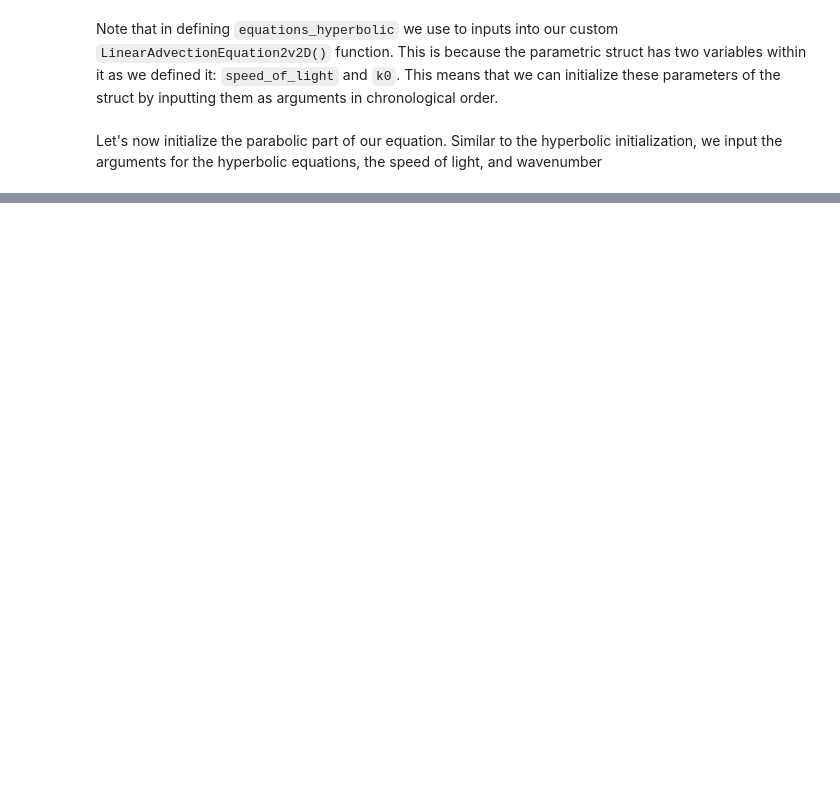
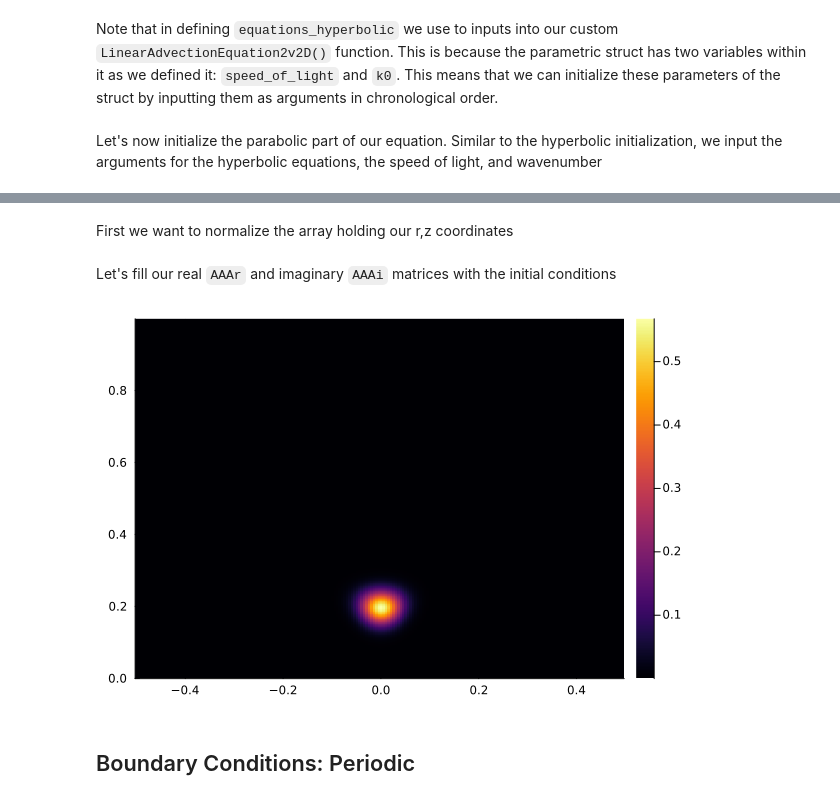
Before and after one commit to erny123/TRIXIExamples, a Jupyter notebook: TRIXI-SVEA-Nonlinear-Kerr.ipynb, the cells around one changed output, grey strips where cells are left out. Cells and saved outputs as stored; diff of their text form; code cells hidden in the pictures; blank space fills up the shorter version.

```diff
--- a/TRIXI-SVEA-Nonlinear-Kerr.ipynb
+++ b/TRIXI-SVEA-Nonlinear-Kerr.ipynb
@@ -629,0 +1046,24 @@ equations_parabolic = ConstantAnisotropicDiffusion2D(equations_hyperbolic, cnorm
+# %% [markdown]
+First we want to normalize the array holding our r,z coordinates
+# %%
+# Rnorm = 0.002
+Zdomainnorm = Zdomain/Znorm
+Rdomainnorm = Rdomain/Rnorm;
+# %% [markdown]
+Let's fill our real `AAAr` and imaginary `AAAi` matrices with the initial conditions
+# %%
+AAAr = zeros(Float64, (length(Zdomain), length(Rdomain)) )
+AAAi = zeros(Float64, (length(Zdomain), length(Rdomain)) )
+
+for i in 1:length(Zdomain)
+    for j in 1:length(Rdomain)
+
+        AAA = initial_condition_SVEA( [ Zdomainnorm[i], Rdomainnorm[j] ], 0.0, equations_parabolic)
+        AAAr[i,j] = AAA[1]
+        AAAi[i,j] = AAA[2]
+
+    end
+end
+# %%
+AAAA = @. AAAr + 1.0im.*AAAi;
+AAAA2 = abs2.(AAAA);
@@ -629,0 +1073,6 @@ equations_parabolic = ConstantAnisotropicDiffusion2D(equations_hyperbolic, cnorm
+# %%
+heatmap(Rdomainnorm, Zdomainnorm, AAAA2, format=:png)
+# %% [output]
+[figure, added]
+# %% [markdown]
+## Boundary Conditions: Periodic
```
Also changed, not shown: parts of 105 cells of this notebook.
